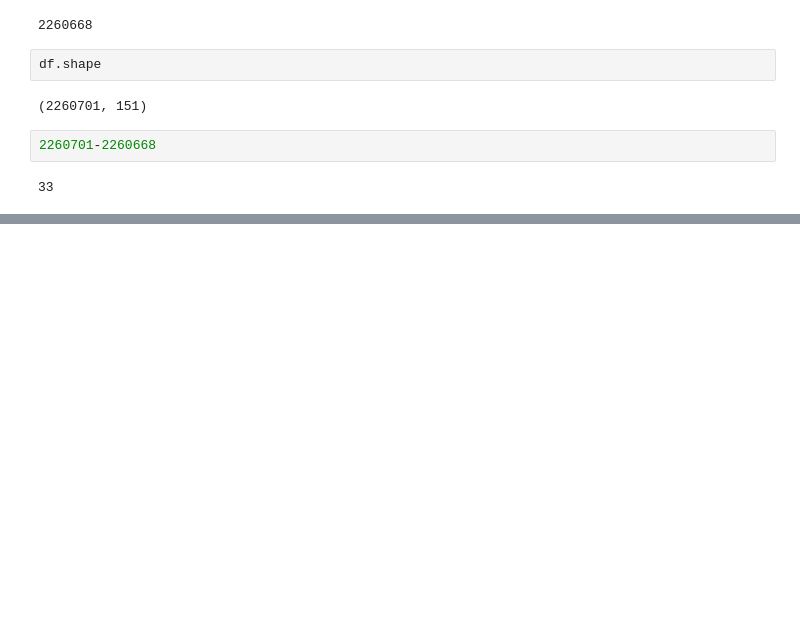
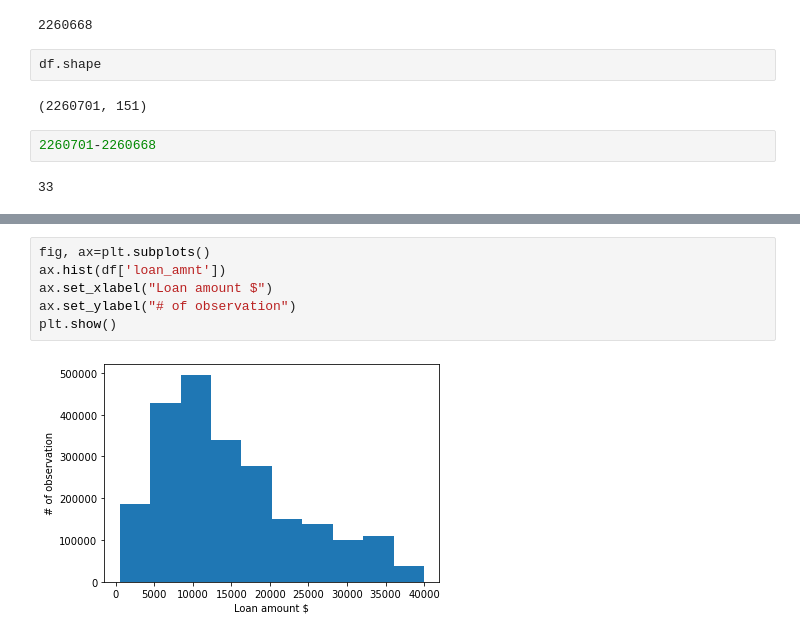
Before and after one commit to somayehY/SomayeYoussefi, a Jupyter notebook: LendingClub/LendingClub_DataWrangling.ipynb, the cells around one changed output, grey strips where cells are left out. Cells and saved outputs as stored; diff of their text form; blank space fills up the shorter version.

```diff
--- a/LendingClub/LendingClub_DataWrangling.ipynb
+++ b/LendingClub/LendingClub_DataWrangling.ipynb
@@ -347,0 +398,8 @@ df[df["loan_status"]=="Fully Paid" and df[""]]
+# %%
+fig, ax=plt.subplots()
+ax.hist(df['loan_amnt'])
+ax.set_xlabel("Loan amount $")
+ax.set_ylabel("# of observation")
+plt.show()
+# %% [output]
+[figure, added]
```
Also changed, not shown: parts of 40 cells of this notebook.
